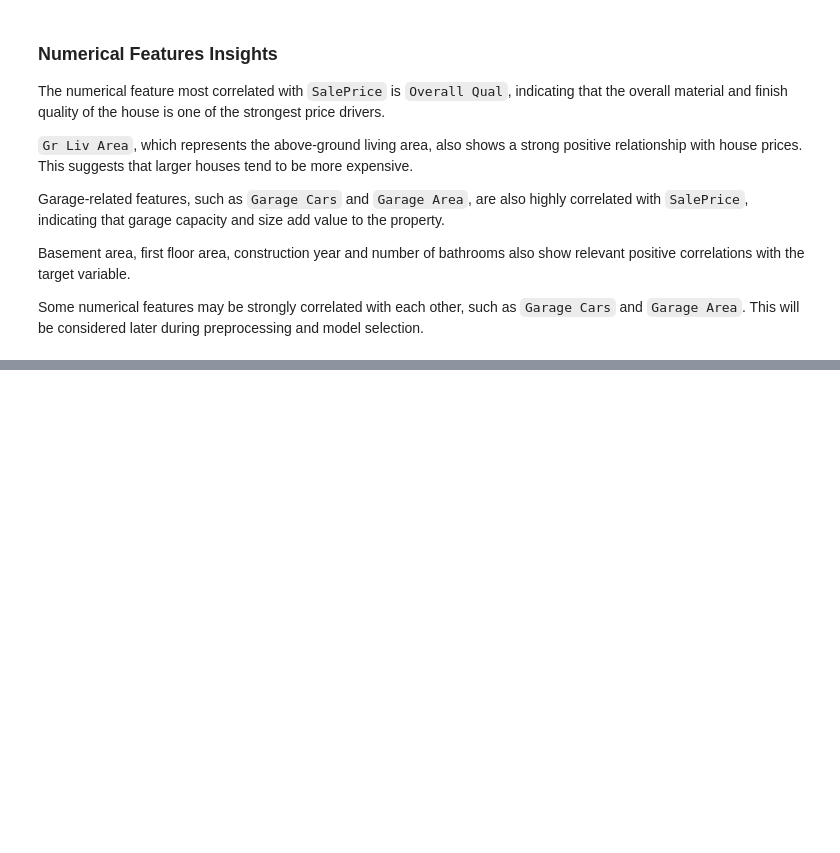
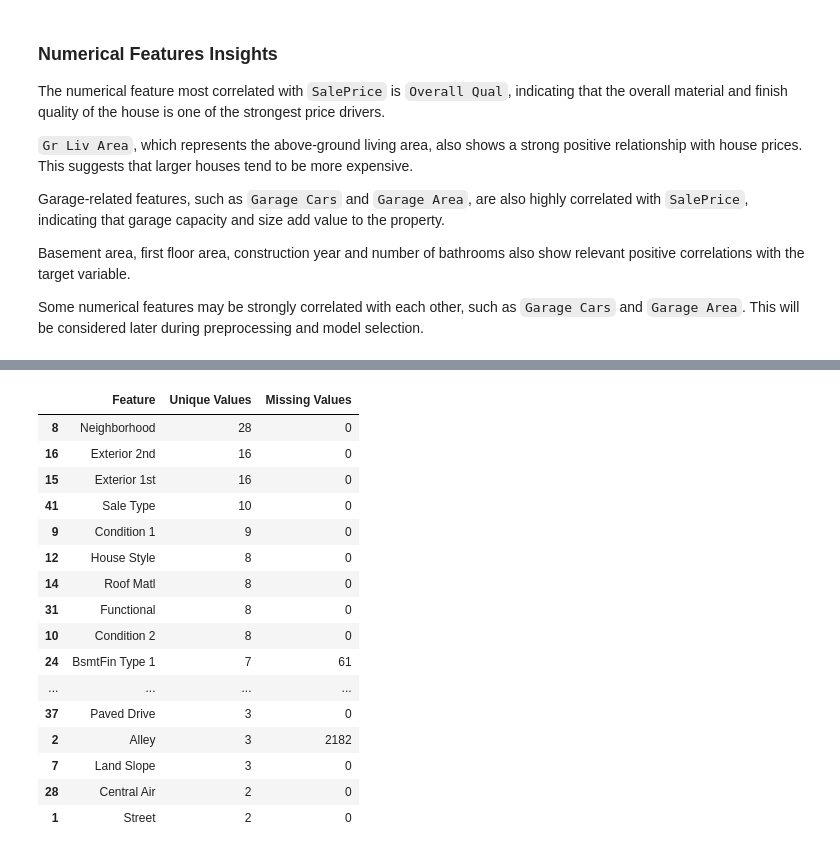
Before and after one commit to sanches-davi/ames-housing-price-prediction, a Jupyter notebook: notebooks/EDA.ipynb, the cells around one changed output, grey strips where cells are left out. Cells and saved outputs as stored; diff of their text form; code cells hidden in the pictures; blank space fills up the shorter version.

```diff
--- a/notebooks/EDA.ipynb
+++ b/notebooks/EDA.ipynb
@@ -461,0 +470,6 @@ Some numerical features may be strongly correlated with each other, such as `Gar
+# %%
+# Select categorical features
+
+categorical_features = train_data.select_dtypes(['object']).columns         # Select only categorical columns from the training dataset
+print(f'Number of categorical features: {len(categorical_features)}')       # Display the number of categorical features
+categorical_features
@@ -461,0 +489,29 @@ Some numerical features may be strongly correlated with each other, such as `Gar
+# %%
+# Number of Categories per Variable
+
+categorical_summary = pd.DataFrame({
+    'Feature': categorical_features,
+    'Unique Values': [train_data[col].nunique(dropna=False) for col in categorical_features],
+    'Missing Values': [train_data[col].isna().sum() for col in categorical_features]
+})
+
+categorical_summary = categorical_summary.sort_values(by="Unique Values", ascending=False)
+categorical_summary
+# %% [output]
+|  | Feature | Unique Values | Missing Values |
+| 8 | Neighborhood | 28 | 0 |
+| 16 | Exterior 2nd | 16 | 0 |
+| 15 | Exterior 1st | 16 | 0 |
+| 41 | Sale Type | 10 | 0 |
+| 9 | Condition 1 | 9 | 0 |
+| 12 | House Style | 8 | 0 |
+| 14 | Roof Matl | 8 | 0 |
+| 31 | Functional | 8 | 0 |
+| 10 | Condition 2 | 8 | 0 |
+| 24 | BsmtFin Type 1 | 7 | 61 |
+| ... | ... | ... | ... |
+| 37 | Paved Drive | 3 | 0 |
+| 2 | Alley | 3 | 2182 |
+| 7 | Land Slope | 3 | 0 |
+| 28 | Central Air | 2 | 0 |
+| 1 | Street | 2 | 0 |
```
Also changed, not shown: parts of 5 cells of this notebook.
